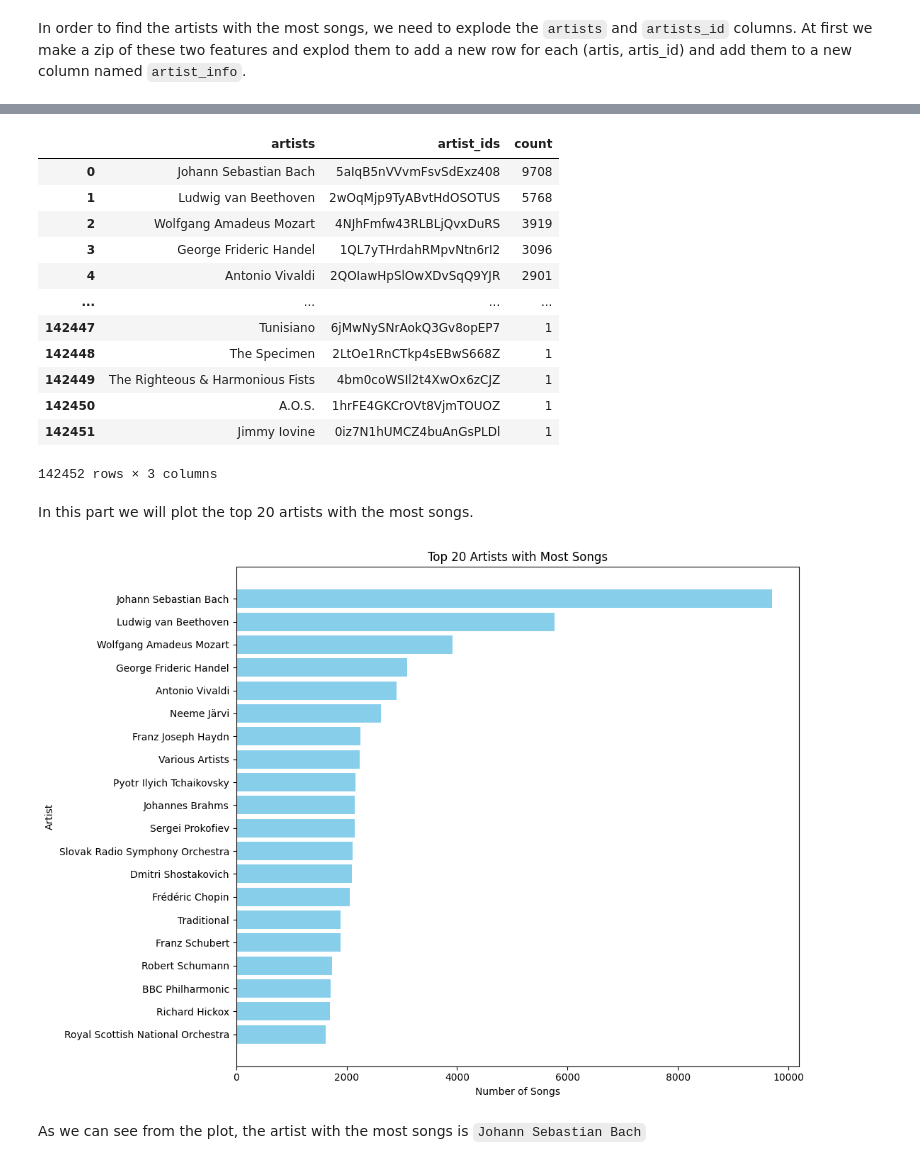
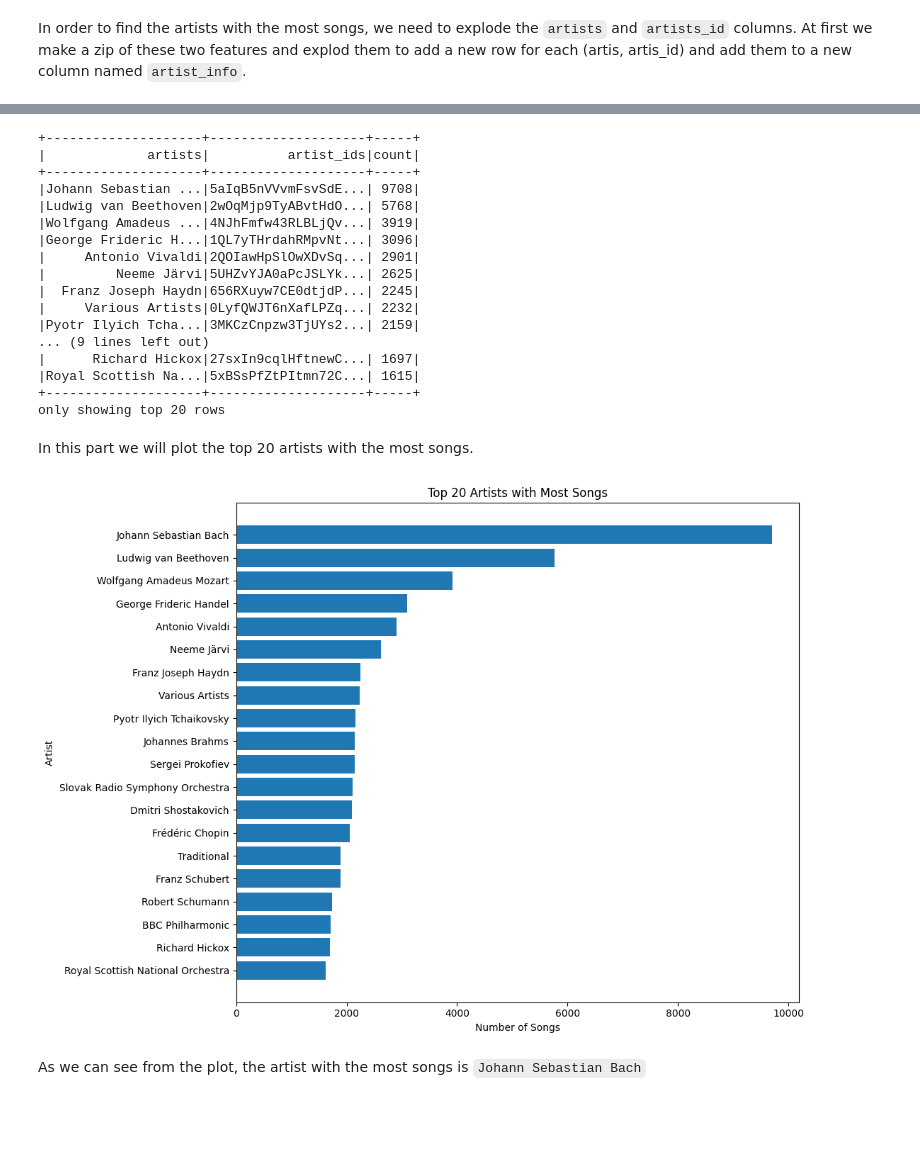
Before and after one commit to avamirm/Investigation-Using-PySpark, a Jupyter notebook: Spotify/spotify.ipynb, the cells around one changed output, grey strips where cells are left out. Saved outputs shown, nothing was run; the diff lists cells and outputs as text; code cells hidden in the pictures; blank space fills up the shorter version.

```diff
--- a/Spotify/spotify.ipynb
+++ b/Spotify/spotify.ipynb
@@ -417,50 +425,54 @@ artist_song_count = extended_spotify_df.groupBy("artist_info.artists", "artist_i
                                        .count() \
                                        .orderBy(desc("count"))
 
-artist_song_count_df = artist_song_count.toPandas()
-
-display(artist_song_count_df)
+# artist_song_count_df = artist_song_count.toPandas()
+# display(artist_song_count_df)
+artist_song_count.show()
 # %% [output]
-|  | artists | artist_ids | count |
-| 0 | Johann Sebastian Bach | 5aIqB5nVVvmFsvSdExz408 | 9708 |
-| 1 | Ludwig van Beethoven | 2wOqMjp9TyABvtHdOSOTUS | 5768 |
-| 2 | Wolfgang Amadeus Mozart | 4NJhFmfw43RLBLjQvxDuRS | 3919 |
-| 3 | George Frideric Handel | 1QL7yTHrdahRMpvNtn6rI2 | 3096 |
-| 4 | Antonio Vivaldi | 2QOIawHpSlOwXDvSqQ9YJR | 2901 |
-| ... | ... | ... | ... |
-| 142447 | Tunisiano | 6jMwNySNrAokQ3Gv8opEP7 | 1 |
-| 142448 | The Specimen | 2LtOe1RnCTkp4sEBwS668Z | 1 |
-| 142449 | The Righteous & Harmonious Fists | 4bm0coWSIl2t4XwOx6zCJZ | 1 |
-| 142450 | A.O.S. | 1hrFE4GKCrOVt8VjmTOUOZ | 1 |
-| 142451 | Jimmy Iovine | 0iz7N1hUMCZ4buAnGsPLDl | 1 |
-142452 rows × 3 columns
++--------------------+--------------------+-----+
+|             artists|          artist_ids|count|
++--------------------+--------------------+-----+
+|Johann Sebastian ...|5aIqB5nVVvmFsvSdE...| 9708|
+|Ludwig van Beethoven|2wOqMjp9TyABvtHdO...| 5768|
+|Wolfgang Amadeus ...|4NJhFmfw43RLBLjQv...| 3919|
+|George Frideric H...|1QL7yTHrdahRMpvNt...| 3096|
+|     Antonio Vivaldi|2QOIawHpSlOwXDvSq...| 2901|
+|         Neeme Järvi|5UHZvYJA0aPcJSLYk...| 2625|
+|  Franz Joseph Haydn|656RXuyw7CE0dtjdP...| 2245|
+|     Various Artists|0LyfQWJT6nXafLPZq...| 2232|
+|Pyotr Ilyich Tcha...|3MKCzCnpzw3TjUYs2...| 2159|
+... (9 lines left out)
+|      Richard Hickox|27sxIn9cqlHftnewC...| 1697|
+|Royal Scottish Na...|5xBSsPfZtPItmn72C...| 1615|
++--------------------+--------------------+-----+
+only showing top 20 rows
 # %% [markdown]
 In this part we will plot the top 20 artists with the most songs.
 # %%
 artist_song_count = extended_spotify_df.groupBy("artist_info.artists", "artist_info.artist_ids") \
                                        .count() \
                                        .orderBy(desc("count"))
 
 top_20_artists = artist_song_count.limit(20).collect()
 
 top_20_artists_names = [row["artists"] for row in top_20_artists]
 top_20_artists_counts = [row["count"] for row in top_20_artists]
 
 top_20_artists = list(zip(top_20_artists_names, top_20_artists_counts))
 
 top_20_artists_sorted = sorted(top_20_artists, key=lambda x: x[1], reverse=False)
 
 sorted_names, sorted_counts = zip(*top_20_artists_sorted)
 
 plt.figure(figsize=(11, 8))
-plt.barh(sorted_names, sorted_counts, color='skyblue')
+plt.barh(sorted_names, sorted_counts)
 plt.xlabel("Number of Songs")
 plt.ylabel("Artist")
 plt.title("Top 20 Artists with Most Songs")
 
 plt.tight_layout()
 plt.show()
 # %% [output]
-[figure, old version]
+[figure, new version]
 # %% [markdown]
 As we can see from the plot, the artist with the most songs is `Johann Sebastian Bach`
```
Also changed, not shown: parts of 10 cells of this notebook, 2 other files.
